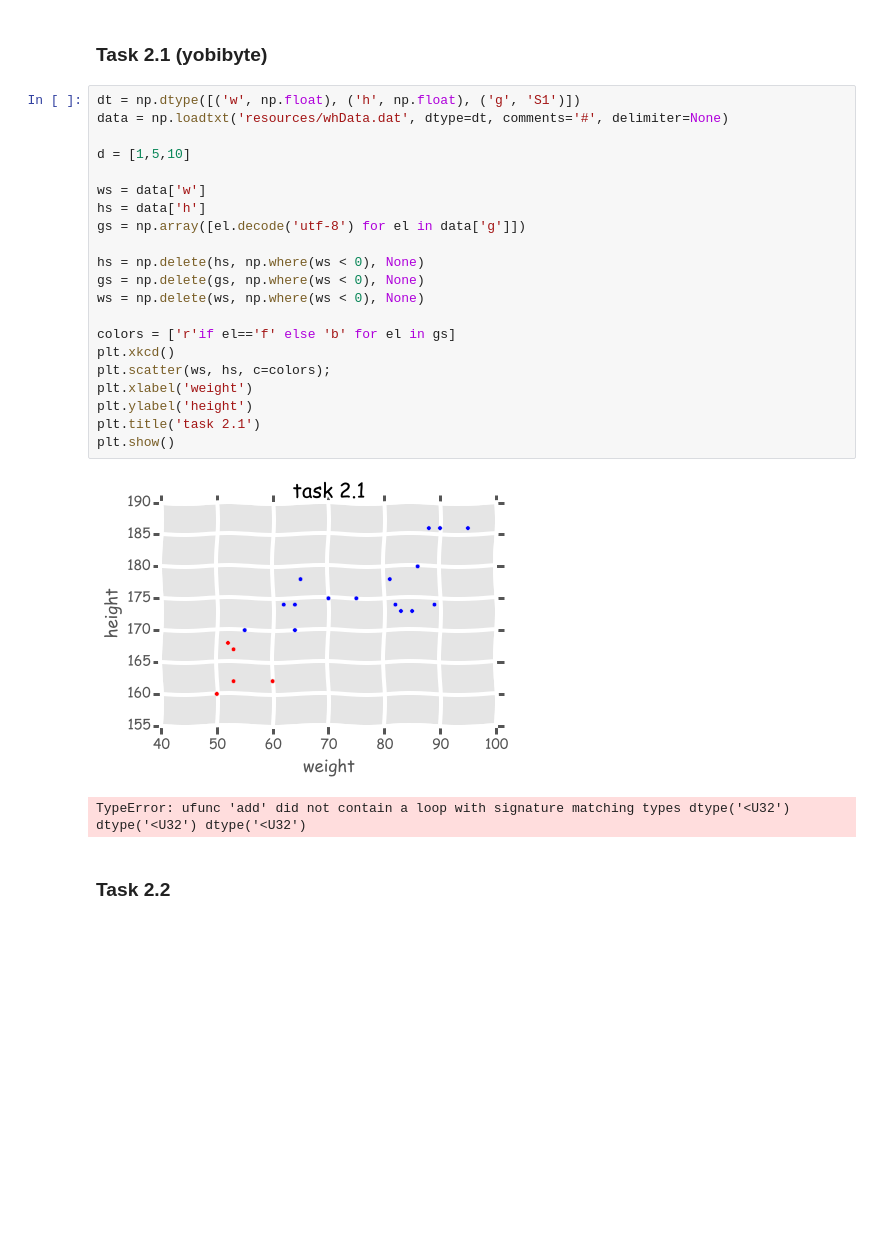
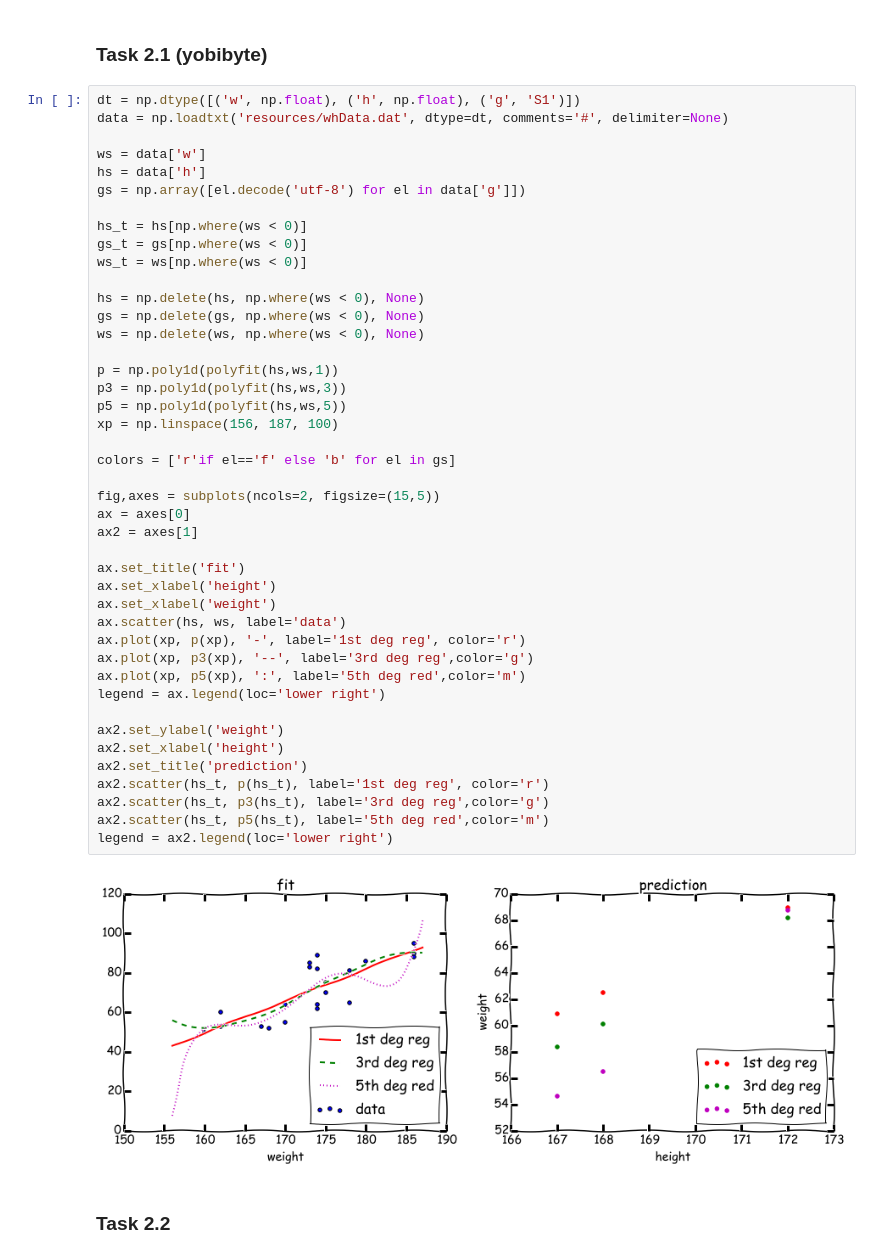
Before and after one commit to liyakun/Pattern-Recognition, a Jupyter notebook: SecondProject/src2.ipynb, the cells around one changed output. Saved outputs shown, nothing was run; the diff lists cells and outputs as text; blank space fills up the shorter version.

```diff
--- a/SecondProject/src2.ipynb
+++ b/SecondProject/src2.ipynb
@@ -33,27 +31,48 @@ WARNING: pylab import has clobbered these variables: ['colors', 'random', 'norm'
 # %%
 dt = np.dtype([('w', np.float), ('h', np.float), ('g', 'S1')])
 data = np.loadtxt('resources/whData.dat', dtype=dt, comments='#', delimiter=None)
-
-d = [1,5,10]
 
 ws = data['w']
 hs = data['h']
 gs = np.array([el.decode('utf-8') for el in data['g']])
 
+hs_t = hs[np.where(ws < 0)]
+gs_t = gs[np.where(ws < 0)]
+ws_t = ws[np.where(ws < 0)]
+
 hs = np.delete(hs, np.where(ws < 0), None)
 gs = np.delete(gs, np.where(ws < 0), None)
 ws = np.delete(ws, np.where(ws < 0), None)
 
+p = np.poly1d(polyfit(hs,ws,1))
+p3 = np.poly1d(polyfit(hs,ws,3))
+p5 = np.poly1d(polyfit(hs,ws,5))
+xp = np.linspace(156, 187, 100)
+
 colors = ['r'if el=='f' else 'b' for el in gs]
-plt.xkcd()
-plt.scatter(ws, hs, c=colors);
-plt.xlabel('weight')
-plt.ylabel('height')
-plt.title('task 2.1')
-plt.show()
+
+fig,axes = subplots(ncols=2, figsize=(15,5))
+ax = axes[0]
+ax2 = axes[1]
+
+ax.set_title('fit')
+ax.set_xlabel('height')
+ax.set_xlabel('weight')
+ax.scatter(hs, ws, label='data')
+ax.plot(xp, p(xp), '-', label='1st deg reg', color='r')
+ax.plot(xp, p3(xp), '--', label='3rd deg reg',color='g')
+ax.plot(xp, p5(xp), ':', label='5th deg red',color='m')
+legend = ax.legend(loc='lower right')
+
+ax2.set_ylabel('weight')
+ax2.set_xlabel('height')
+ax2.set_title('prediction')
+ax2.scatter(hs_t, p(hs_t), label='1st deg reg', color='r')
+ax2.scatter(hs_t, p3(hs_t), label='3rd deg reg',color='g')
+ax2.scatter(hs_t, p5(hs_t), label='5th deg red',color='m')
+legend = ax2.legend(loc='lower right')
 # %% [output]
-[figure, old version]
+[figure, new version]
-TypeError: ufunc 'add' did not contain a loop with signature matching types dtype('<U32') dtype('<U32') dtype('<U32')
 # %% [markdown]
 ### Task 2.2
 # %%
```
Also changed, not shown: parts of 3 cells of this notebook.
